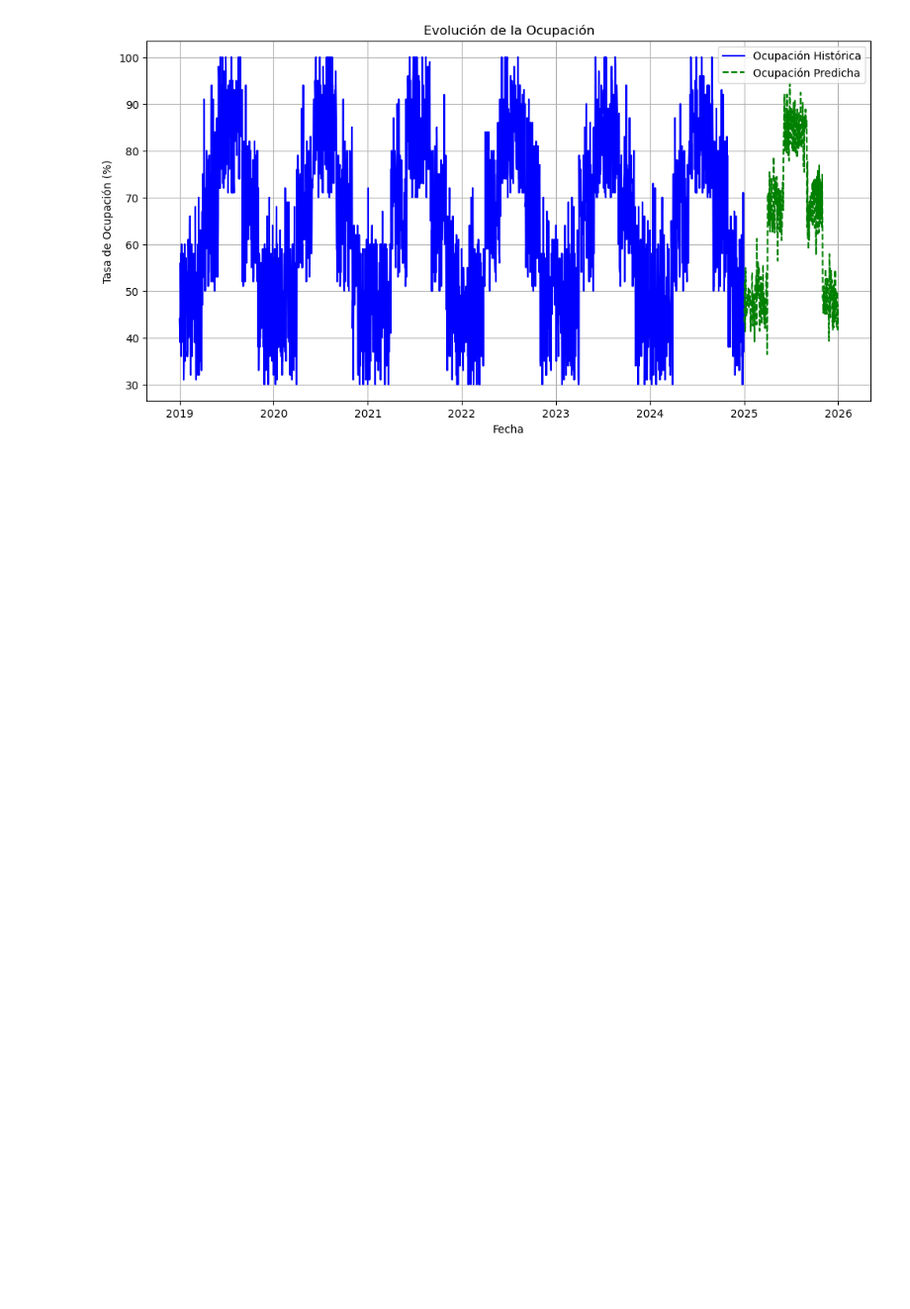
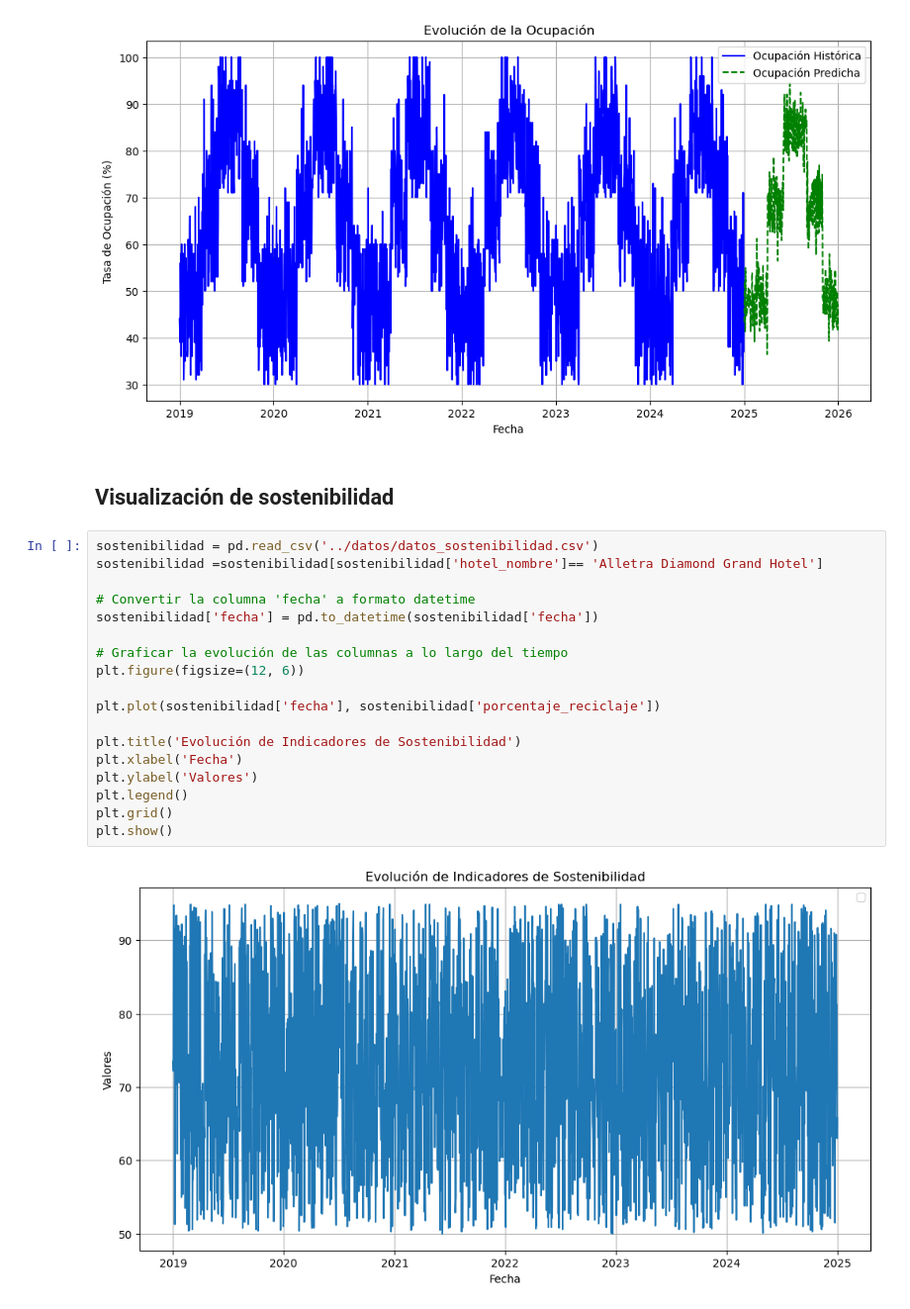
Before and after one commit to pparramen/HPE-Fase2-LoyolaIA1, a Jupyter notebook: notebooks/Notebook.ipynb, the cells around one changed output. Shown at 99% size. Saved outputs shown, nothing was run; the diff lists cells and outputs as text; blank space fills up the shorter version.

```diff
--- a/notebooks/Notebook.ipynb
+++ b/notebooks/Notebook.ipynb
@@ -138,3 +139,25 @@ plt.grid()
 plt.show()
 # %% [output]
 [figure]
+# %% [markdown]
+## Visualización de sostenibilidad
+# %%
+sostenibilidad = pd.read_csv('../datos/datos_sostenibilidad.csv')
+sostenibilidad =sostenibilidad[sostenibilidad['hotel_nombre']== 'Alletra Diamond Grand Hotel']
+
+# Convertir la columna 'fecha' a formato datetime
+sostenibilidad['fecha'] = pd.to_datetime(sostenibilidad['fecha'])
+
+# Graficar la evolución de las columnas a lo largo del tiempo
+plt.figure(figsize=(12, 6))
+
+plt.plot(sostenibilidad['fecha'], sostenibilidad['porcentaje_reciclaje'])
+
+plt.title('Evolución de Indicadores de Sostenibilidad')
+plt.xlabel('Fecha')
+plt.ylabel('Valores')
+plt.legend()
+plt.grid()
+plt.show()
+# %% [output]
+[figure, added]
```
Also changed, not shown: parts of 1 cell of this notebook, 1 other file.
